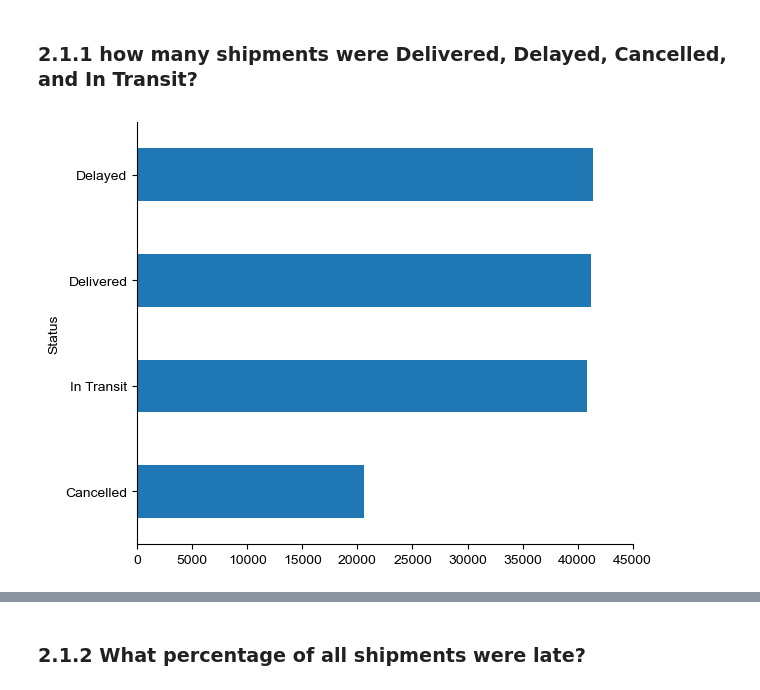
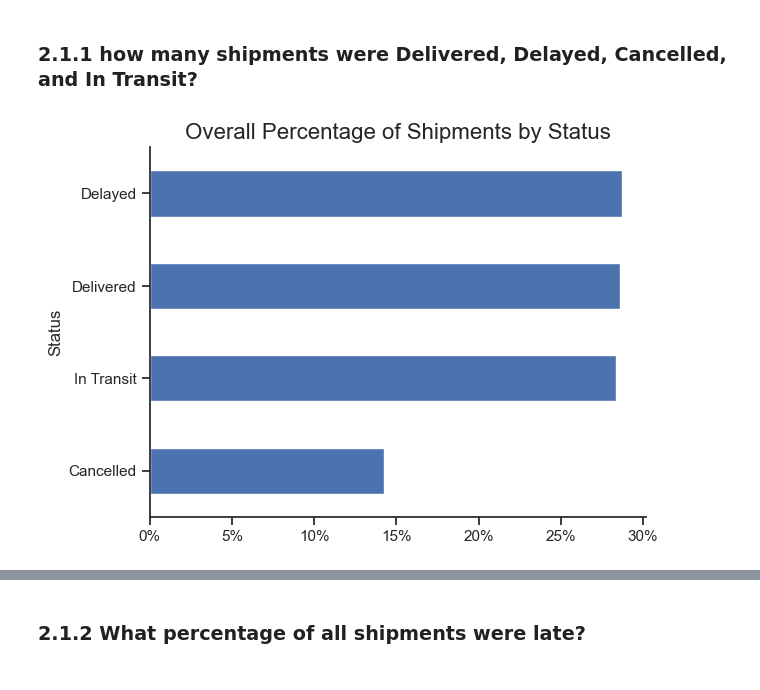
Before and after one commit to babatunde-dev-lab/ng_logistics_analysis, a Jupyter notebook: 02_eda.ipynb, the cells around one changed output, grey strips where cells are left out. Saved outputs shown, nothing was run; the diff lists cells and outputs as text; code cells hidden in the pictures.

```diff
--- a/02_eda.ipynb
+++ b/02_eda.ipynb
@@ -18,12 +18,18 @@ df['Delivery_Date'] = pd.to_datetime(df['Delivery_Date'])
 # %% [markdown]
 ### 2.1.1 how many shipments were Delivered, Delayed, Cancelled, and In Transit?
 # %%
-""" Checking no. of shipments per status"""
-status_plot = df['Status'].value_counts()
-status_plot[::-1].plot(kind='barh')
+""" Checking no. / percentage of shipments per status"""
+status_plot = df['Status'].value_counts().to_frame()
 sns.set_theme(style='ticks')
-plt.xlim(0, 45000)
+status_plot.reset_index(inplace=True)
+status_plot['percent'] = (status_plot['count'] / 144036) * 100
+status_plot[::-1].plot(kind='barh', x='Status', y='percent', legend=False)
+plt.title('Overall Percentage of Shipments by Status', fontsize=16)
+plt.gca().xaxis.set_major_formatter(
+    plt.FuncFormatter(
+        lambda x, pos: f'{int(x)}%'
+    )
+)
 sns.despine()
-plt.tight_layout()
 # %% [output]
-[figure, old version]
+[figure, new version]
```
Also changed, not shown: parts of 5 cells of this notebook, 11 other files.
